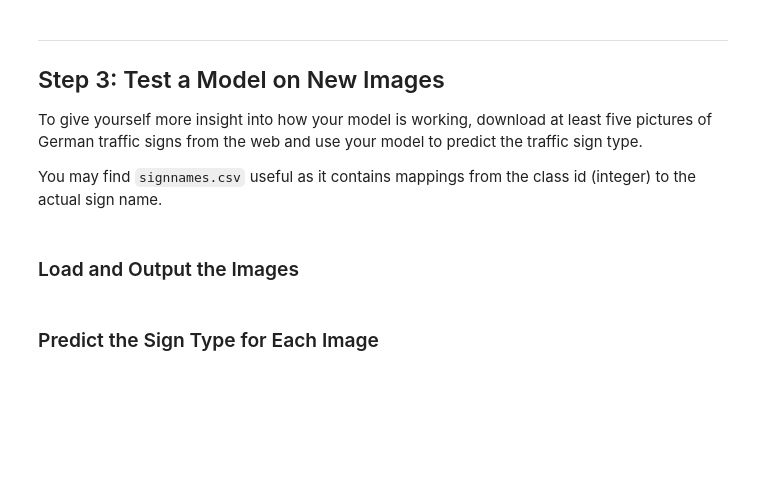
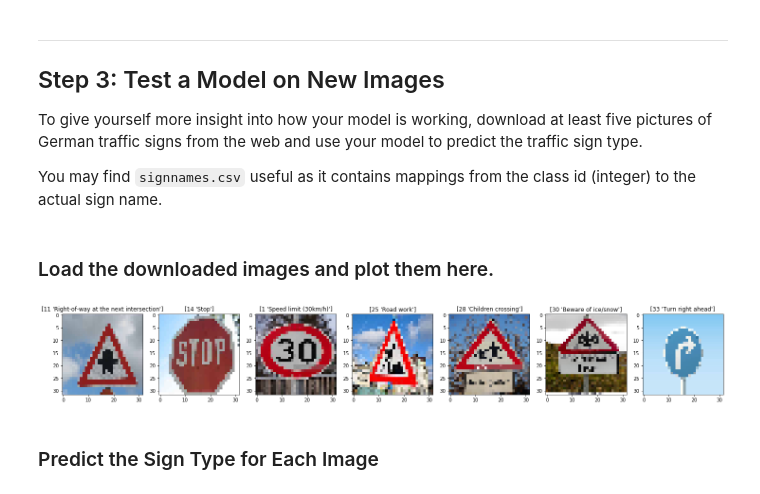
Before and after one commit to pankaj02/CarND-Traffic-Sign-Classifier-Project, a Jupyter notebook: Traffic_Sign_Classifier.ipynb, the cells around one changed output. Drawn from its saved outputs; the diff is of its cells as text; code cells hidden in the pictures; blank space fills up the shorter version.

Commit message:
added test for new downloaded image

```diff
--- a/Traffic_Sign_Classifier.ipynb
+++ b/Traffic_Sign_Classifier.ipynb
@@ -246,7 +243,7 @@ X_train = X_train_gray_norm
 X_test = X_test_gray_norm
 X_valid = X_valid_gray_norm
 # %%
-EPOCHS = 20
+EPOCHS = 30
 BATCH_SIZE = 128
 rate = 0.001
 # %% [markdown]
@@ -449,5 +442,3 @@ Test Accuracy = 0.938
 To give yourself more insight into how your model is working, download at least five pictures of German traffic signs from the web and use your model to predict the traffic sign type.
 
 You may find `signnames.csv` useful as it contains mappings from the class id (integer) to the actual sign name.
-# %% [markdown]
-### Load and Output the Images
@@ -456,0 +445,32 @@ You may find `signnames.csv` useful as it contains mappings from the class id (i
+# %% [markdown]
+### Load the downloaded images and plot them here.
+# %%
+
+## Load the images and plot them here.
+### Feel free to use as many code cells as needed.
+import glob
+import cv2
+
+web_images = []
+img_files = sorted(glob.glob('./traffic-signs-data-downloaded/*.jpg'))
+## Hard Coded Label - sort ensures that img_files and labels order match
+web_labels = np.array([11,14,1,25, 28, 30,33])
+sign_names = signs()
+
+for file in img_files:
+    img =  cv2.cvtColor(cv2.imread(file), cv2.COLOR_BGR2RGB)
+    resized_image = cv2.resize(img, (32, 32))
+    web_images.append(resized_image)
+
+def draw_images(data):
+    for offset in range(0, len(data), 7):
+        fig = plt.figure(figsize = (25,10))
+        for i in range(7):
+            axis = fig.add_subplot(1, 7, i + 1)
+            axis.set_title(sign_names[web_labels[offset+i]])
+            axis.imshow(data[i])
+        plt.show()
+
+draw_images(web_images)
+# %% [output]
+[figure, added]
```
Also changed, not shown: parts of 15 cells of this notebook.
